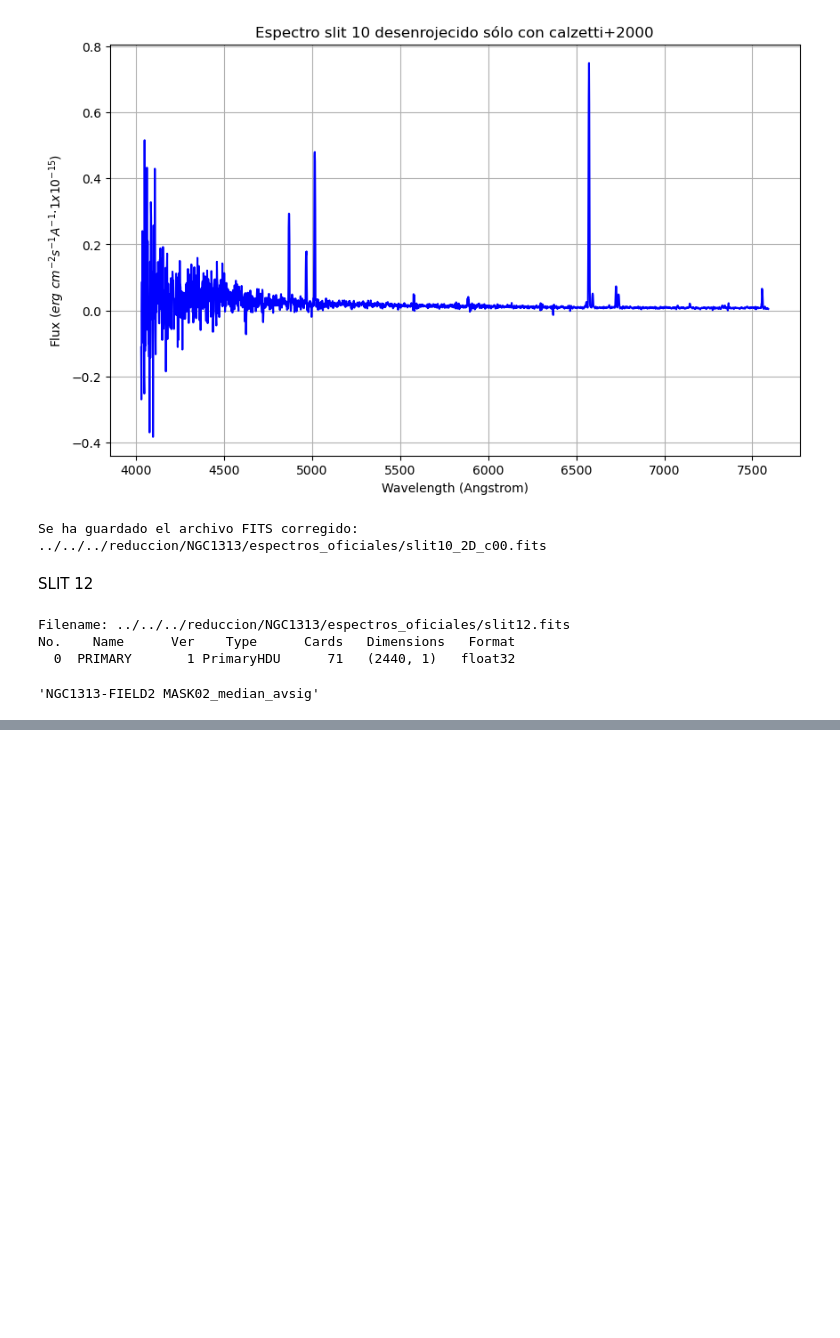
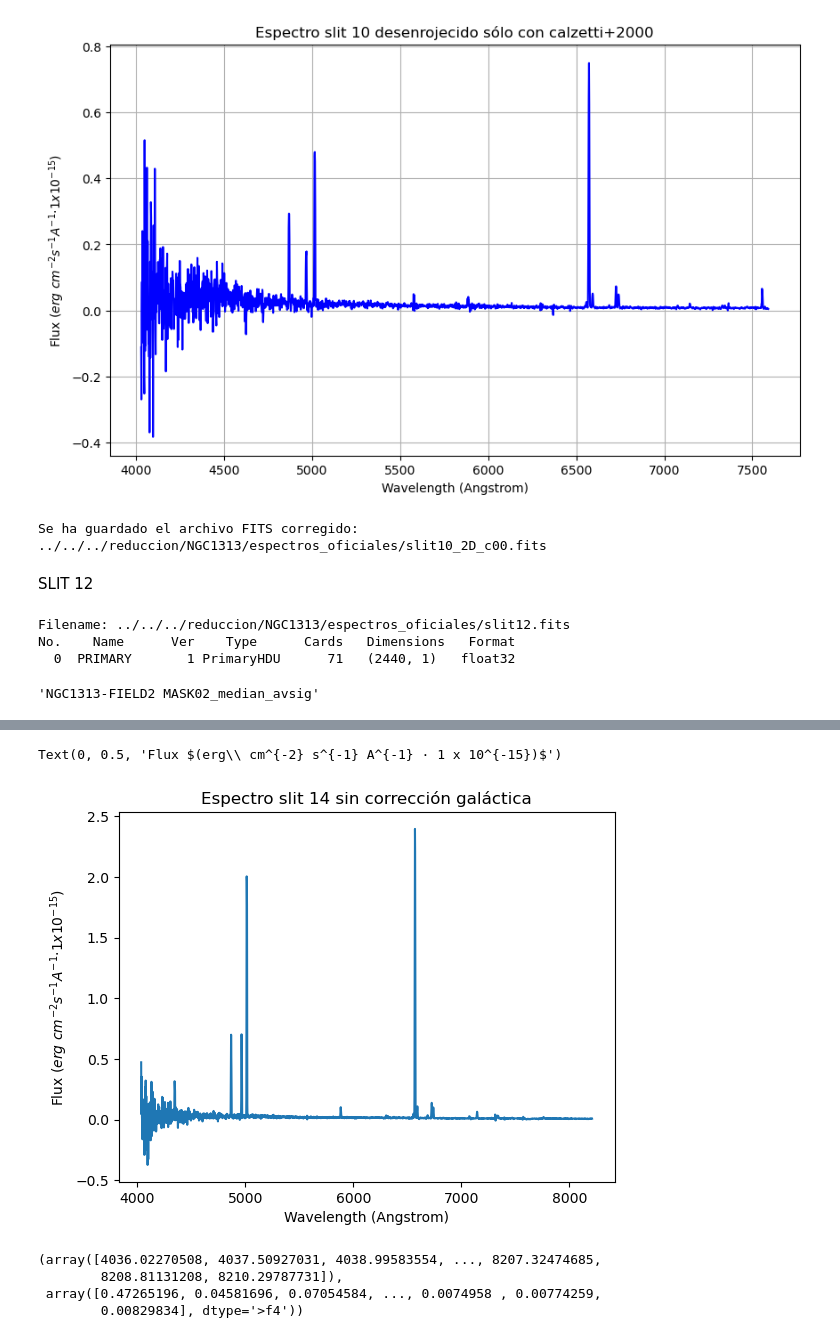
Before and after one commit to blnblnbln/TESIS, a Jupyter notebook: analysis_gmos/calzetti_oficial.ipynb, the cells around one changed output, grey strips where cells are left out. Saved outputs shown, nothing was run; the diff lists cells and outputs as text; code cells hidden in the pictures; blank space fills up the shorter version.

```diff
--- a/analysis_gmos/calzetti_oficial.ipynb
+++ b/analysis_gmos/calzetti_oficial.ipynb
@@ -1390,0 +1477,15 @@ plt.ylabel('Flux $(erg\ cm^{-2} s^{-1} A^{-1} · 1 x 10^{-15})$')
+# %%
+# extraer data (flux sin corregir por galáctica)
+data14=sp14[0].data
+header14=sp14[0].header
+obj_name14 = header14.get("OBJECT", "Unknown")
+
+flux14=data14[0]
+w14=WCS(header14, naxis=1, relax=False, fix=False)
+wave14=w14.wcs_pix2world(np.arange(len(flux14)),0)[0]
+
+plt.plot(wave14, flux14)
+plt.title("Espectro slit 14 sin corrección galáctica")
+plt.xlabel('Wavelength (Angstrom)')
+plt.ylabel('Flux $(erg\ cm^{-2} s^{-1} A^{-1} · 1 x 10^{-15})$')
+# %% [output]
@@ -1390,0 +1494,9 @@ plt.ylabel('Flux $(erg\ cm^{-2} s^{-1} A^{-1} · 1 x 10^{-15})$')
+Text(0, 0.5, 'Flux $(erg\\ cm^{-2} s^{-1} A^{-1} · 1 x 10^{-15})$')
+[figure, added]
+# %%
+wave14, flux14
+# %% [output]
+(array([4036.02270508, 4037.50927031, 4038.99583554, ..., 8207.32474685,
+        8208.81131208, 8210.29787731]),
+ array([0.47265196, 0.04581696, 0.07054584, ..., 0.0074958 , 0.00774259,
+        0.00829834], dtype='>f4'))
```
Also changed, not shown: parts of 46 cells of this notebook.
